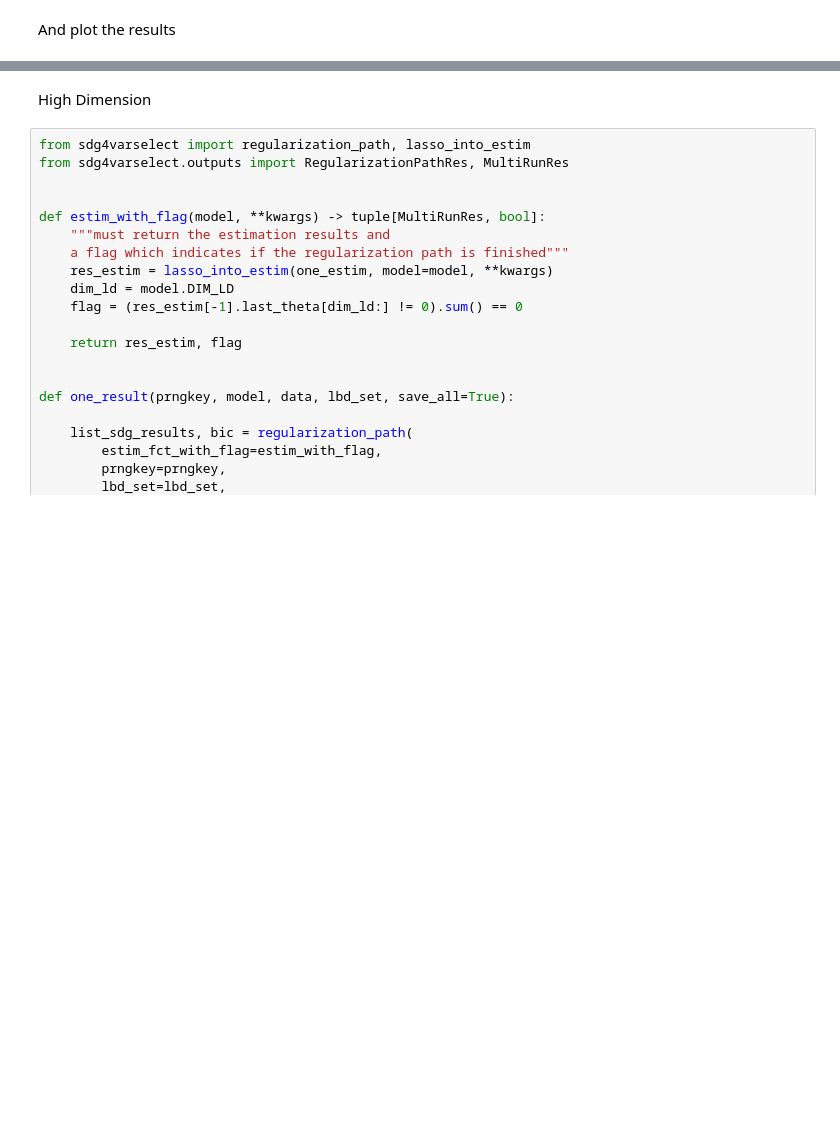
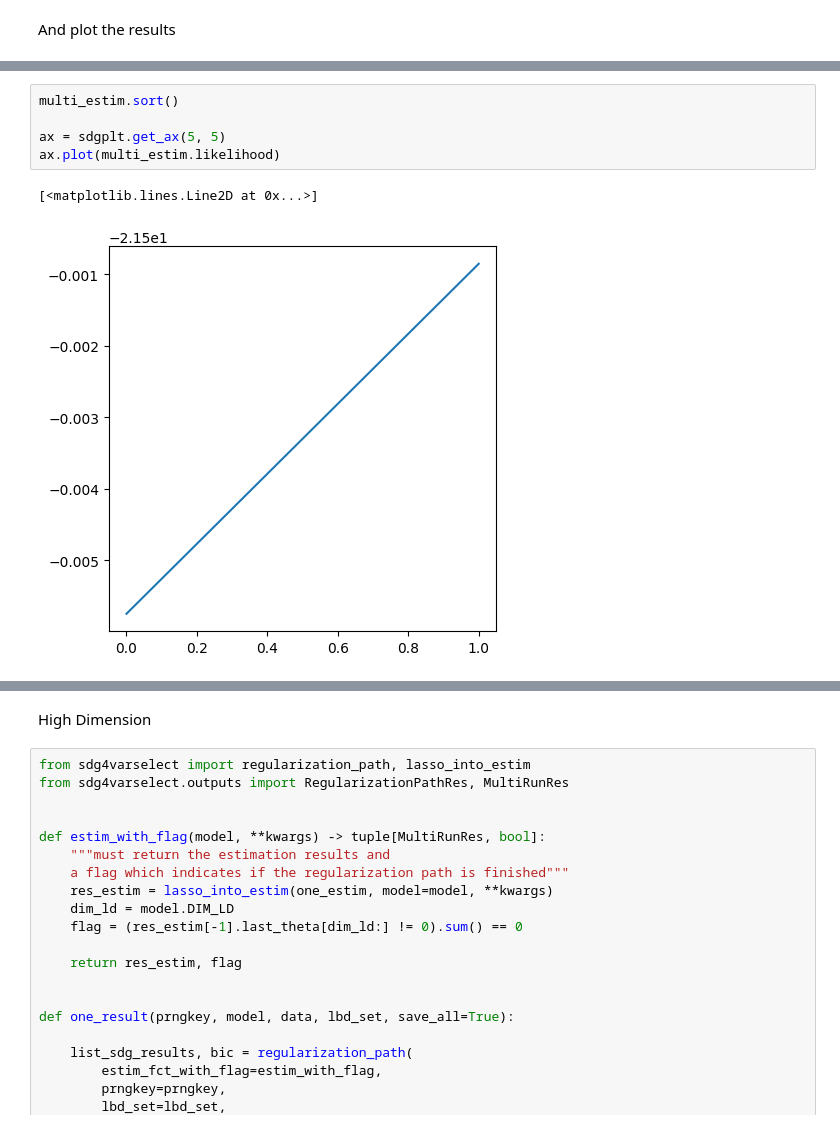
Before and after one commit to caillebotteAntoine/sdg4varselect, a Jupyter notebook: examples/senescence.ipynb, the cells around one changed output, grey strips where cells are left out. Saved outputs shown, nothing was run; the diff lists cells and outputs as text; blank space fills up the shorter version.

```diff
--- a/examples/senescence.ipynb
+++ b/examples/senescence.ipynb
@@ -310,0 +278,8 @@ for i in range(5, 10):
+# %%
+multi_estim.sort()
+
+ax = sdgplt.get_ax(5, 5)
+ax.plot(multi_estim.likelihood)
+# %% [output]
+[<matplotlib.lines.Line2D at 0x...>]
+[figure, added]
```
Also changed, not shown: parts of 31 cells of this notebook, 16 other files.
